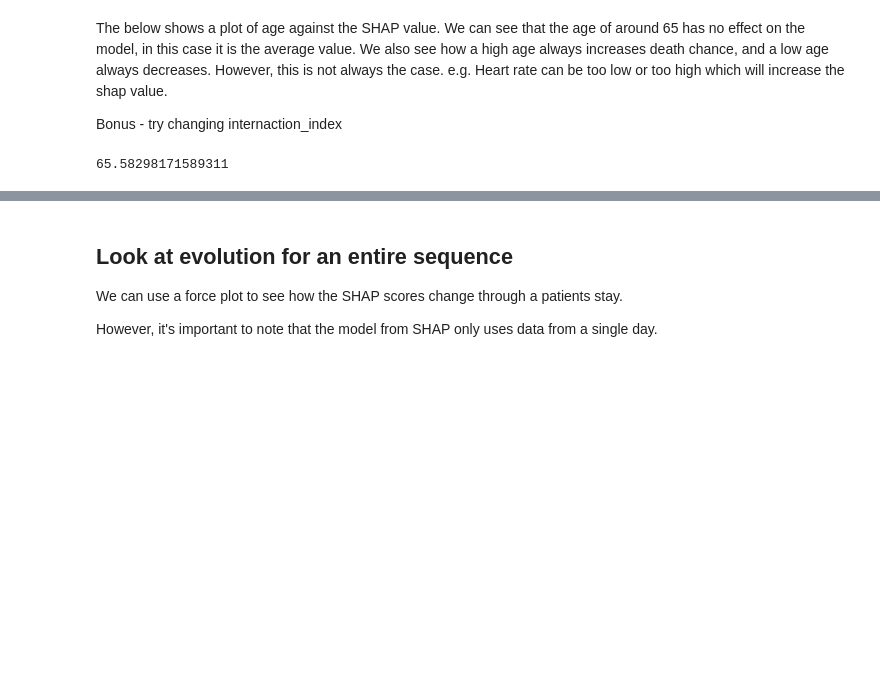
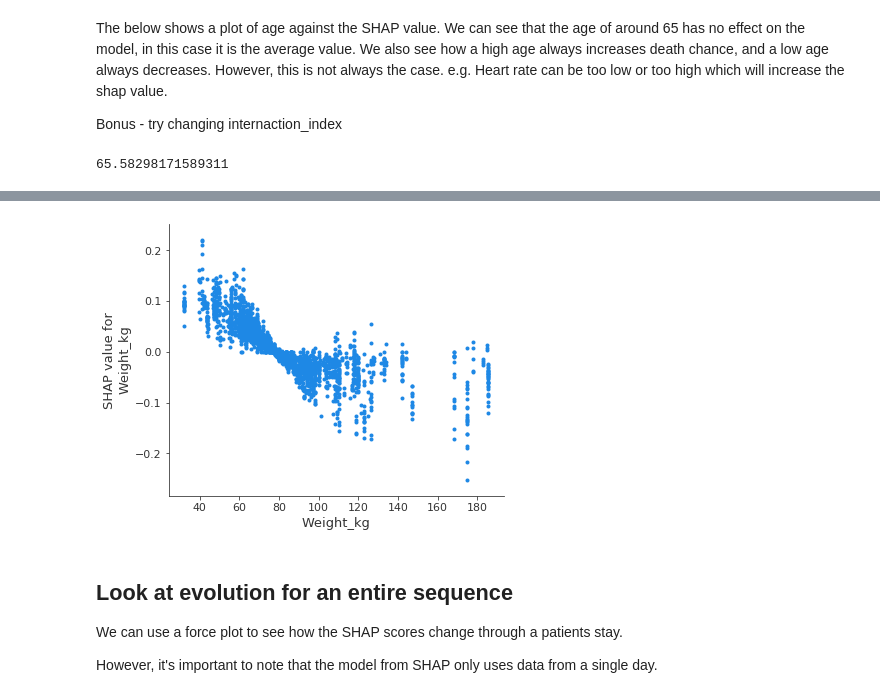
Before and after one commit to Gareth001/thesis, a Jupyter notebook: notebooks/MIMIC death.ipynb, the cells around one changed output, grey strips where cells are left out. Cells and saved outputs as stored; diff of their text form; code cells hidden in the pictures; blank space fills up the shorter version.

```diff
--- a/notebooks/MIMIC death.ipynb
+++ b/notebooks/MIMIC death.ipynb
@@ -620,3 +669,7 @@ shap.dependence_plot('HR', shap_values, features=input_data, interaction_index=N
+# %%
+shap.dependence_plot('Weight_kg', shap_values, features=input_data, interaction_index=None)
+# %% [output]
+[figure, added]
 # %% [markdown]
 ## Look at evolution for an entire sequence
 We can use a force plot to see how the SHAP scores change through a patients stay.
```
Also changed, not shown: parts of 28 cells of this notebook, 1 other file.
